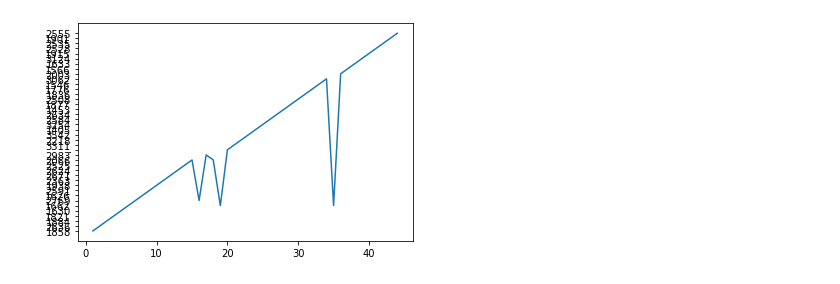
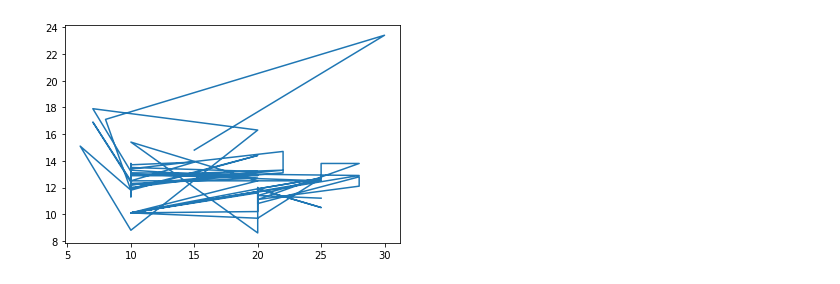
Before and after one commit to oheag2/UCDPA_GillianOHea, a Jupyter notebook: GillianOHea_FinalProject.ipynb, the cells around one changed output. Drawn from its saved outputs; the diff is of its cells as text; code cells hidden in the pictures.

```diff
--- a/GillianOHea_FinalProject.ipynb
+++ b/GillianOHea_FinalProject.ipynb
@@ -52,8 +39,0 @@ Name: sunshine, dtype: object
-# %%
-#convert numbers with currency attached to numeric values using a solution I found on Stackoverflow (see References)
-
-#df[["waterbottle_cost", "gymcost_month"]] = df[["waterbottle_cost", "gymcost_month"]].apply(pd.to_numeric)
-#df[["obesity_pcnt"]] = df[["obesity_pcnt"]].apply(pd.to_numeric)
-df[["sunshine"]] = df[["sunshine"]].apply(pd.to_numeric)
-
-df.info()
@@ -61,0 +42,2 @@ ValueError: ignored
+# %%
+df[["remotejob_pcnt", "overworked_pcnt", "multjob_pcnt", "inflation_pcnt", "parental_leave"]] = df[["remotejob_pcnt", "overworked_pcnt", "multjob_pcnt", "inflation_pcnt", "parental_leave"]].apply(pd.to_numeric)
@@ -62,3 +48,5 @@ ValueError: ignored
+# %%
+df = df.drop(columns='2021')
 # %%
 df
 # %%
@@ -111,0 +74,5 @@ df.sort_values("vacation_days_offered", ascending=False)
+# %%
+import numpy as np
+
+df['vacdays_taken'].mean()
+df['vacdays_taken'] = df['vacdays_taken'].replace(np.nan, 15.0)
@@ -120,7 +152,12 @@ print(country_USA.head())
 # %%
 import matplotlib.pyplot as plt
+import seaborn as sns
+
+#plt.plot('Minimum Vacations Offered (Days)','Overworked Population')
+#plt.show()
+
 fig, ax = plt.subplots()
-ax.plot(df["rank"], df["sunshine_hrs"])
+ax.plot(df['vacdays_offered'], df['overworked_pcnt'])
 plt.show()
 # %% [output]
-[figure, old version]
+[figure, new version]
```
Also changed, not shown: parts of 28 cells of this notebook.
